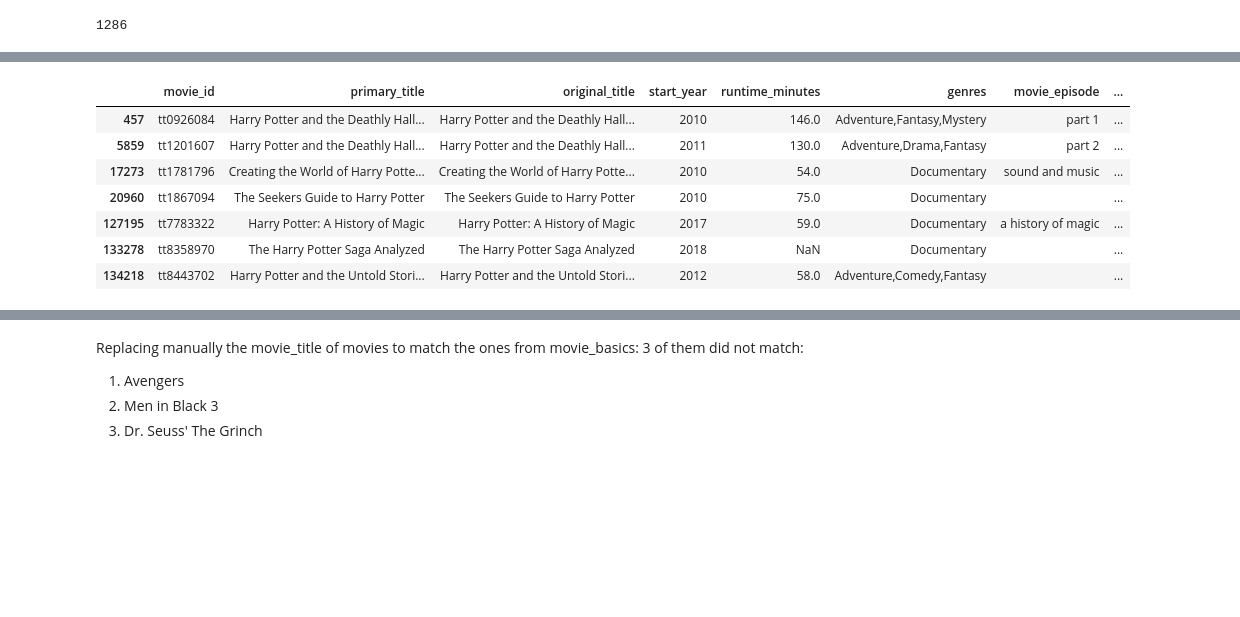
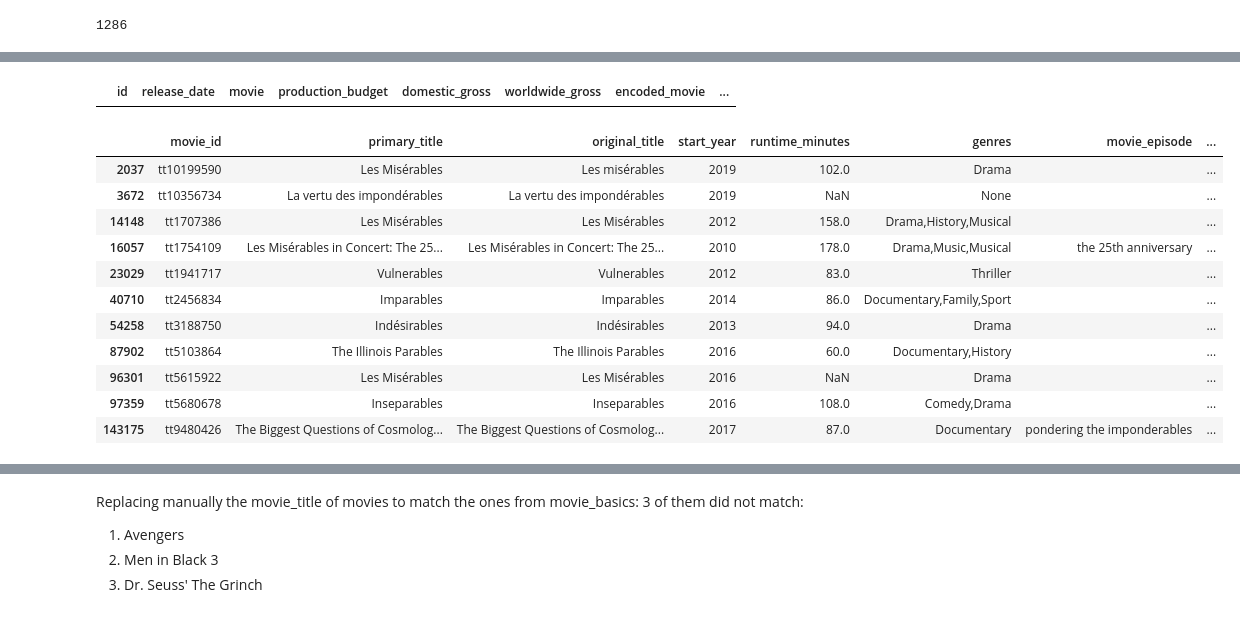
Before and after one commit to AlbaneCM/MicrosoftMovieAnalysis, a Jupyter notebook: microsoft-movie-analysis.ipynb, the cells around one changed output, grey strips where cells are left out. Drawn from its saved outputs; the diff is of its cells as text; code cells hidden in the pictures; blank space fills up the shorter version.

```diff
--- a/microsoft-movie-analysis.ipynb
+++ b/microsoft-movie-analysis.ipynb
@@ -933,30 +1034,40 @@ See the caveats in the documentation: https://pandas.pydata.org/pandas-docs/stab
+# %%
+# Verifying that no movie_title_episode is empty
+df_top_tn[df_top_tn["movie_title_episode"] == ""]
+# %% [output]
+|  | id | release_date | movie | production_budget | domestic_gross | worldwide_gross | encoded_movie | ... |
 # %%
 # Same process in movie_basics
 
-pattern = '|'.join(['episode vii - ', "(?i)the mermaid", ".", "&"])
-replacement = '|'.join(["", "mei ren yu", "", "and"])
+# pattern = '|'.join(['episode vii - ', "(?i)the mermaid", ".", "&"])
+# replacement = '|'.join(["", "mei ren yu", "", "and"])
 
 # Creating column movie_episode if there were more than 1 movie
-movie_basics["movie_episode"] = movie_basics["primary_title"].str.split(r":").str[1].fillna("").str.lower()
+movie_basics["movie_episode"] = movie_basics["primary_title"].str.split(r":").str[1].fillna("").str.replace("spider-", "spider", regex=False).str.lower()
 
 # Creating column movie_title if there were more than 1 movie
-movie_basics["movie_title"] = movie_basics["primary_title"].str.split(pat="Part").str[0].str.split(r"[:)(]").str[0].str.strip().str.replace(".", "", regex=False).str.replace("&", "and").str.replace("The Mermaid", "mei ren yu").str.replace("The Intouchables", "les intouchables").str.lower()
-# movie_basics["movie_title"] = movie_basics["primary_title"].str.strip().replace(dict(zip(['episode vii - ', "(?i)the mermaid", ".", "&"], ["", "mei ren yu", "", "and"]))).str.split(pat="Part").str[0].str.split(r"[:)(]").str[0].str.strip().str.lower()
+movie_basics["movie_title"] = movie_basics["primary_title"].str.split("\bPart\b").str[0].str.split(r"[:)(]").str[0].str.strip().str.replace(".", "", regex=False).str.replace("'", "", regex=False).str.replace("&", "and", regex=False).str.replace("The Mermaid", "mei ren yu", regex=False).str.replace("The Intouchables", "les intouchables", regex=False).str.lower()
 
+# Normalizing movie_title for Les Miserables
+movie_basics["movie_title"] = movie_basics["movie_title"].str.normalize("NFKD").str.encode('ascii', errors='ignore').str.decode('utf-8')
 
 # Creating column combining the movie title and the episode to have the same way in both
-movie_basics["movie_title_episode"] = movie_basics["movie_title"] +  movie_basics["movie_episode"].str.replace("episode vii - ", "", regex=False).str.lower()
+movie_basics["movie_title_episode"] = movie_basics["movie_title"] +  movie_basics["movie_episode"].str.lower().str.replace(" episode vii -", "", regex=False).str.replace(" - ", " ", regex=False)
 # movie_basics["movie_title_episode"] = movie_basics["movie_title"] +  movie_basics["movie_episode"].str.replace(pattern, replacement, regex=False).str.lower()
 
 
-# df_movie_budgets[["movie", "movie_title", "movie_episode", "movie_title_episode"]]
-movie_basics[movie_basics["primary_title"].str.contains("(?i)harry potter", na=False)]
+# For verification
+movie_basics[movie_basics["primary_title"].str.contains("(?i)rables", na=False)]
 # %% [output]
 |  | movie_id | primary_title | original_title | start_year | runtime_minutes | genres | movie_episode | ... |
-| 457 | tt0926084 | Harry Potter and the Deathly Hall... | Harry Potter and the Deathly Hall... | 2010 | 146.0 | Adventure,Fantasy,Mystery | part 1 | ... |
-| 5859 | tt1201607 | Harry Potter and the Deathly Hall... | Harry Potter and the Deathly Hall... | 2011 | 130.0 | Adventure,Drama,Fantasy | part 2 | ... |
-| 17273 | tt1781796 | Creating the World of Harry Potte... | Creating the World of Harry Potte... | 2010 | 54.0 | Documentary | sound and music | ... |
-| 20960 | tt1867094 | The Seekers Guide to Harry Potter | The Seekers Guide to Harry Potter | 2010 | 75.0 | Documentary |  | ... |
-| 127195 | tt7783322 | Harry Potter: A History of Magic | Harry Potter: A History of Magic | 2017 | 59.0 | Documentary | a history of magic | ... |
-| 133278 | tt8358970 | The Harry Potter Saga Analyzed | The Harry Potter Saga Analyzed | 2018 | NaN | Documentary |  | ... |
-| 134218 | tt8443702 | Harry Potter and the Untold Stori... | Harry Potter and the Untold Stori... | 2012 | 58.0 | Adventure,Comedy,Fantasy |  | ... |
+| 2037 | tt10199590 | Les Misérables | Les misérables | 2019 | 102.0 | Drama |  | ... |
+| 3672 | tt10356734 | La vertu des impondérables | La vertu des impondérables | 2019 | NaN | None |  | ... |
+| 14148 | tt1707386 | Les Misérables | Les Misérables | 2012 | 158.0 | Drama,History,Musical |  | ... |
+| 16057 | tt1754109 | Les Misérables in Concert: The 25... | Les Misérables in Concert: The 25... | 2010 | 178.0 | Drama,Music,Musical | the 25th anniversary | ... |
+| 23029 | tt1941717 | Vulnerables | Vulnerables | 2012 | 83.0 | Thriller |  | ... |
+| 40710 | tt2456834 | Imparables | Imparables | 2014 | 86.0 | Documentary,Family,Sport |  | ... |
+| 54258 | tt3188750 | Indésirables | Indésirables | 2013 | 94.0 | Drama |  | ... |
+| 87902 | tt5103864 | The Illinois Parables | The Illinois Parables | 2016 | 60.0 | Documentary,History |  | ... |
+| 96301 | tt5615922 | Les Misérables | Les Misérables | 2016 | NaN | Drama |  | ... |
+| 97359 | tt5680678 | Inseparables | Inseparables | 2016 | 108.0 | Comedy,Drama |  | ... |
+| 143175 | tt9480426 | The Biggest Questions of Cosmolog... | The Biggest Questions of Cosmolog... | 2017 | 87.0 | Documentary | pondering the imponderables | ... |
```
Also changed, not shown: parts of 63 cells of this notebook.
